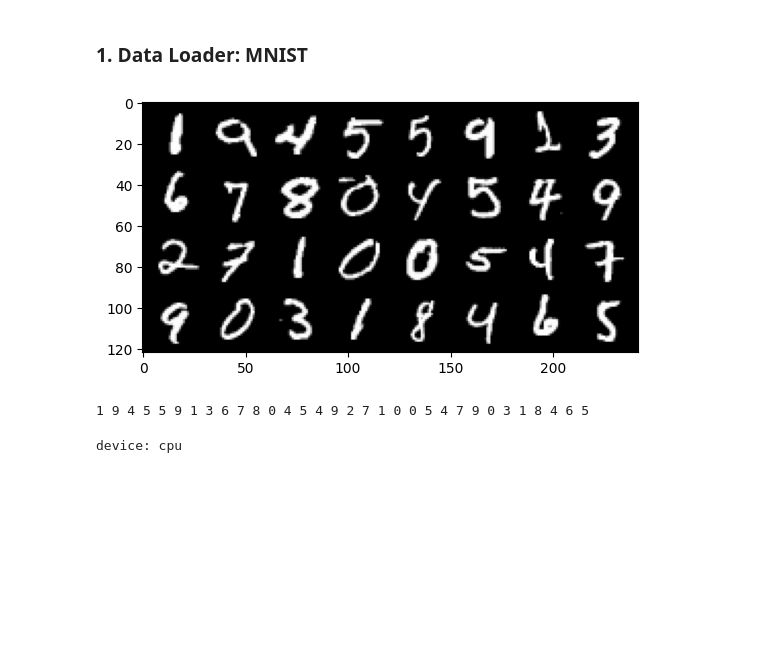
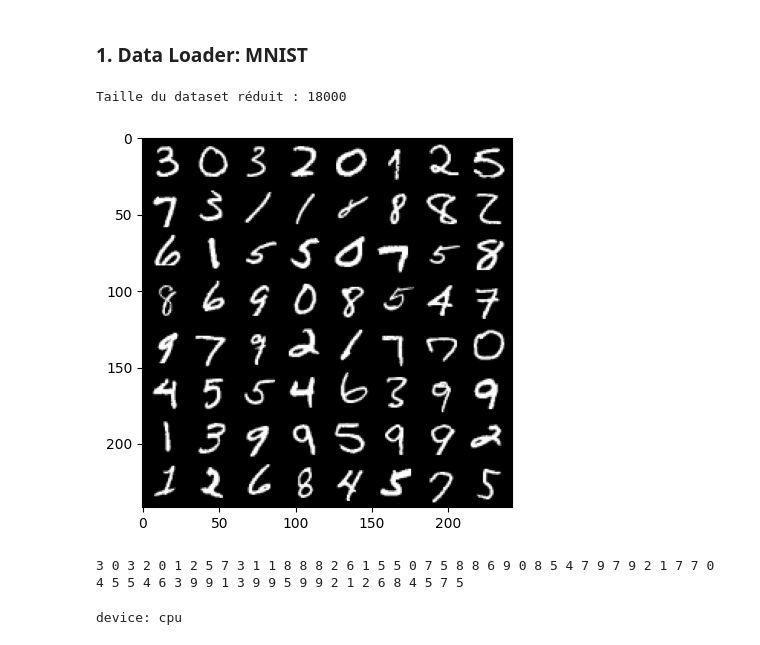
Before and after one commit to graeyv/CCHD_final_project, a Jupyter notebook: SAURON/sauron.ipynb, the cells around one changed output. Cells and saved outputs as stored; diff of their text form; code cells hidden in the pictures; blank space fills up the shorter version.

```diff
--- a/SAURON/sauron.ipynb
+++ b/SAURON/sauron.ipynb
@@ -32,25 +9,71 @@ classes = ('0', '1', '2', '3', '4', '5', '6', '7', '8', '9')
+# %%
+transform = transforms.ToTensor()
+
+# Charger le dataset complet
+dataset = MNIST(root='./data', train=True, download=True, transform=transform)
+
+# On garde seulement 30 % des données
+total_size = len(dataset)
+subset_size = int(0.3 * total_size)
+
+# Sélection aléatoire de 30 % des indices
+subset_indices = torch.randperm(total_size)[:subset_size]
+subset_dataset = Subset(dataset, subset_indices)
+
+print(f"Taille du dataset réduit : {len(subset_dataset)}")
+
+# Taille totale du subset (30 %)
+subset_size = len(subset_dataset)
+
+# Définir les proportions pour train, val, et test
+train_ratio = 0.8
+val_ratio = 0.1
+test_ratio = 0.1
+
+# Calculer les tailles pour chaque ensemble
+train_size = int(train_ratio * subset_size)
+val_size = int(val_ratio * subset_size)
+test_size = subset_size - train_size - val_size  # Reste pour éviter des erreurs d'arrondi
+
+
+# Répartir le dataset réduit
+train_dataset, val_dataset, test_dataset = random_split(
+    subset_dataset, [train_size, val_size, test_size],
+    generator=torch.Generator().manual_seed(41)  # Pour un split reproductible
+)
+
+# Créer des DataLoaders pour chaque ensemble
+batch_size = 64
+train_loader = DataLoader(train_dataset, batch_size=batch_size, shuffle=True)
+val_loader = DataLoader(val_dataset, batch_size=batch_size, shuffle=False)
+test_loader = DataLoader(test_dataset, batch_size=batch_size, shuffle=False)
+
+
+classes = ('0', '1', '2', '3', '4', '5', '6', '7', '8', '9')
+# %% [output]
+Taille du dataset réduit : 18000
 # %%
 import matplotlib.pyplot as plt
 import numpy as np
 
 # functions to show an image
 def Myimshow(img):
     #img = img / 2 + 0.5 # unnormalize
     npimg = img.numpy()
     plt.imshow(np.transpose(npimg, (1, 2, 0))) # (C, H, W) --> (H, W, C)
     plt.show()
 
 # get some training images randomly
-dataiter = iter(trainloader)
+dataiter = iter(train_loader)
 images, labels = next(dataiter)
 
 # show images
 Myimshow(torchvision.utils.make_grid(images))
 # print labels
 print(' '.join(f'{classes[labels[j]]}' for j in range(batch_size)))
 # %% [output]
-[figure, old version]
+[figure, new version]
-1 9 4 5 5 9 1 3 6 7 8 0 4 5 4 9 2 7 1 0 0 5 4 7 9 0 3 1 8 4 6 5
+3 0 3 2 0 1 2 5 7 3 1 1 8 8 8 2 6 1 5 5 0 7 5 8 8 6 9 0 8 5 4 7 9 7 9 2 1 7 7 0 4 5 5 4 6 3 9 9 1 3 9 9 5 9 9 2 1 2 6 8 4 5 7 5
 # %%
 # check if CUDA is available
 device = torch.device('cuda:0' if torch.cuda.is_available() else 'cpu')
```
Also changed, not shown: parts of 6 cells of this notebook.
